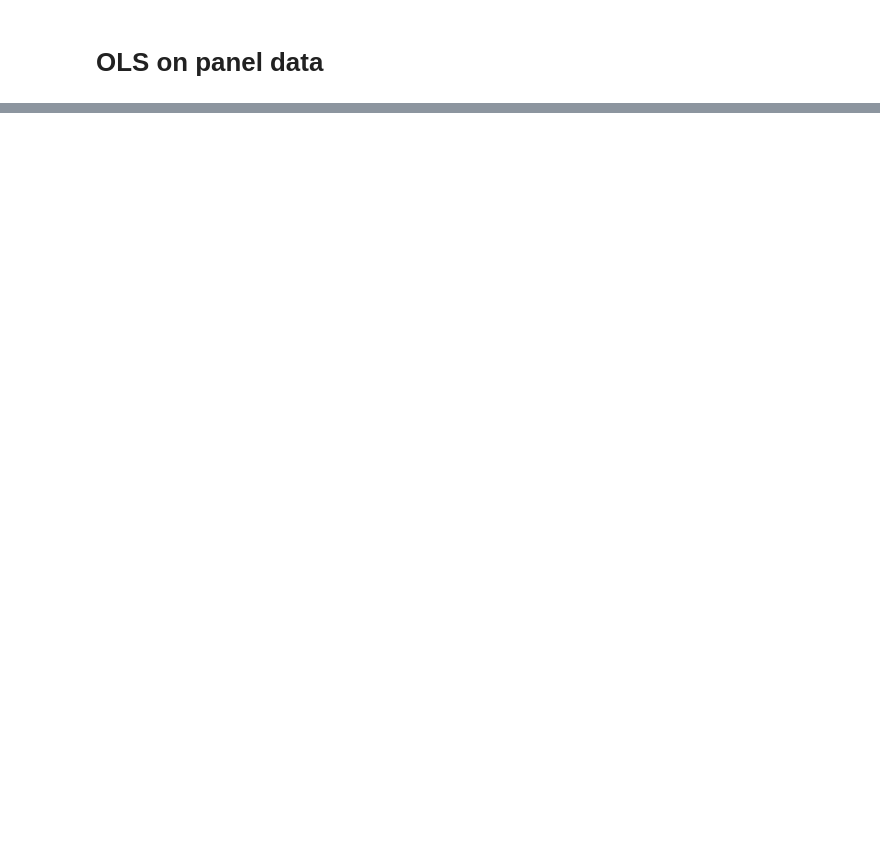
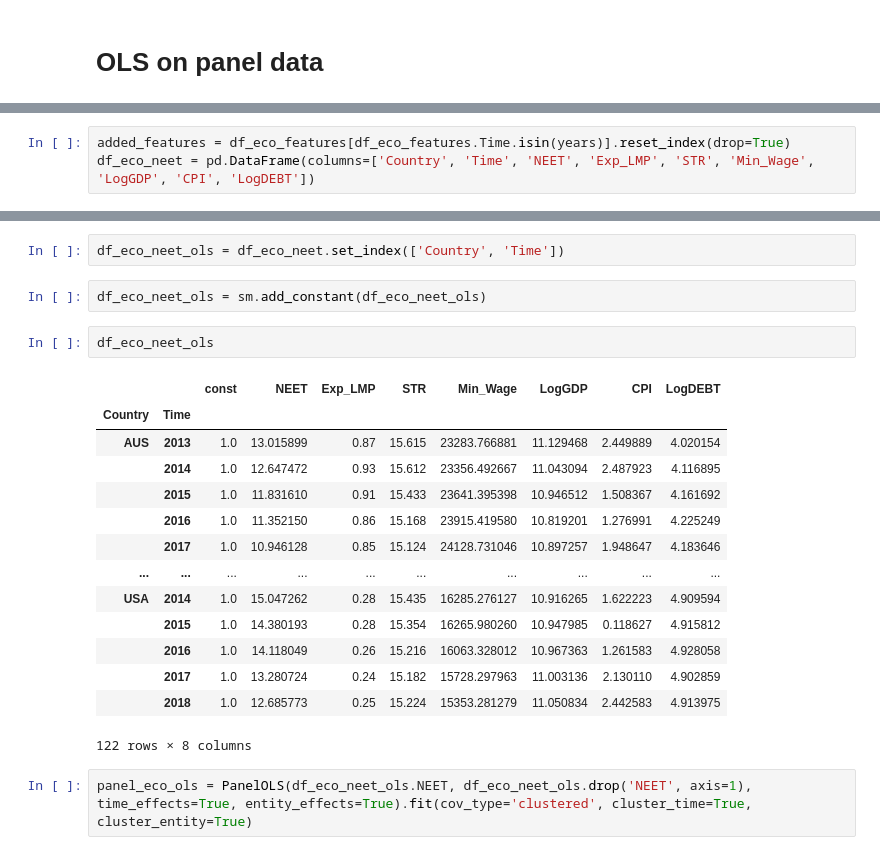
Before and after one commit to Victor-Manach/MODS206, a Jupyter notebook: Reg_panel_data.ipynb, the cells around one changed output, grey strips where cells are left out. Saved outputs shown, nothing was run; the diff lists cells and outputs as text; blank space fills up the shorter version.

```diff
--- a/Reg_panel_data.ipynb
+++ b/Reg_panel_data.ipynb
@@ -291,0 +247,3 @@ panel_eco_ols = PanelOLS(df_eco_neet.NEET, df_eco_neet.drop('NEET', axis=1), tim
+# %%
+added_features = df_eco_features[df_eco_features.Time.isin(years)].reset_index(drop=True)
+df_eco_neet = pd.DataFrame(columns=['Country', 'Time', 'NEET', 'Exp_LMP', 'STR', 'Min_Wage', 'LogGDP', 'CPI', 'LogDEBT'])
@@ -292,3 +257,26 @@ panel_eco_ols = PanelOLS(df_eco_neet.NEET, df_eco_neet.drop('NEET', axis=1), tim
+# %%
+df_eco_neet_ols = df_eco_neet.set_index(['Country', 'Time'])
+# %%
+df_eco_neet_ols = sm.add_constant(df_eco_neet_ols)
+# %%
+df_eco_neet_ols
+# %% [output]
+|  |  | const | NEET | Exp_LMP | STR | Min_Wage | LogGDP | CPI | LogDEBT |
+| Country | Time |  |  |  |  |  |  |  |  |
+| AUS | 2013 | 1.0 | 13.015899 | 0.87 | 15.615 | 23283.766881 | 11.129468 | 2.449889 | 4.020154 |
+|  | 2014 | 1.0 | 12.647472 | 0.93 | 15.612 | 23356.492667 | 11.043094 | 2.487923 | 4.116895 |
+|  | 2015 | 1.0 | 11.831610 | 0.91 | 15.433 | 23641.395398 | 10.946512 | 1.508367 | 4.161692 |
+|  | 2016 | 1.0 | 11.352150 | 0.86 | 15.168 | 23915.419580 | 10.819201 | 1.276991 | 4.225249 |
+|  | 2017 | 1.0 | 10.946128 | 0.85 | 15.124 | 24128.731046 | 10.897257 | 1.948647 | 4.183646 |
+| ... | ... | ... | ... | ... | ... | ... | ... | ... | ... |
+| USA | 2014 | 1.0 | 15.047262 | 0.28 | 15.435 | 16285.276127 | 10.916265 | 1.622223 | 4.909594 |
+|  | 2015 | 1.0 | 14.380193 | 0.28 | 15.354 | 16265.980260 | 10.947985 | 0.118627 | 4.915812 |
+|  | 2016 | 1.0 | 14.118049 | 0.26 | 15.216 | 16063.328012 | 10.967363 | 1.261583 | 4.928058 |
+|  | 2017 | 1.0 | 13.280724 | 0.24 | 15.182 | 15728.297963 | 11.003136 | 2.130110 | 4.902859 |
+|  | 2018 | 1.0 | 12.685773 | 0.25 | 15.224 | 15353.281279 | 11.050834 | 2.442583 | 4.913975 |
+122 rows × 8 columns
+# %%
+panel_eco_ols = PanelOLS(df_eco_neet_ols.NEET, df_eco_neet_ols.drop('NEET', axis=1), time_effects=True, entity_effects=True).fit(cov_type='clustered', cluster_time=True, cluster_entity=True)
 # %%
 print(panel_eco_ols)
 # %% [output]
```
Also changed, not shown: parts of 57 cells of this notebook, 7 other files.
